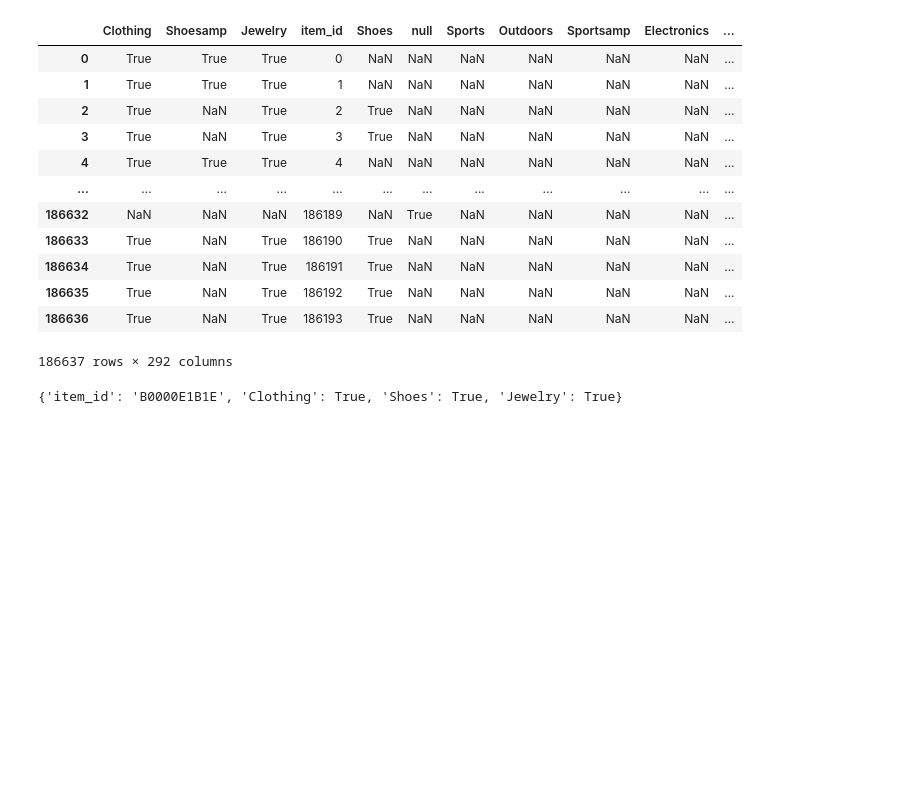
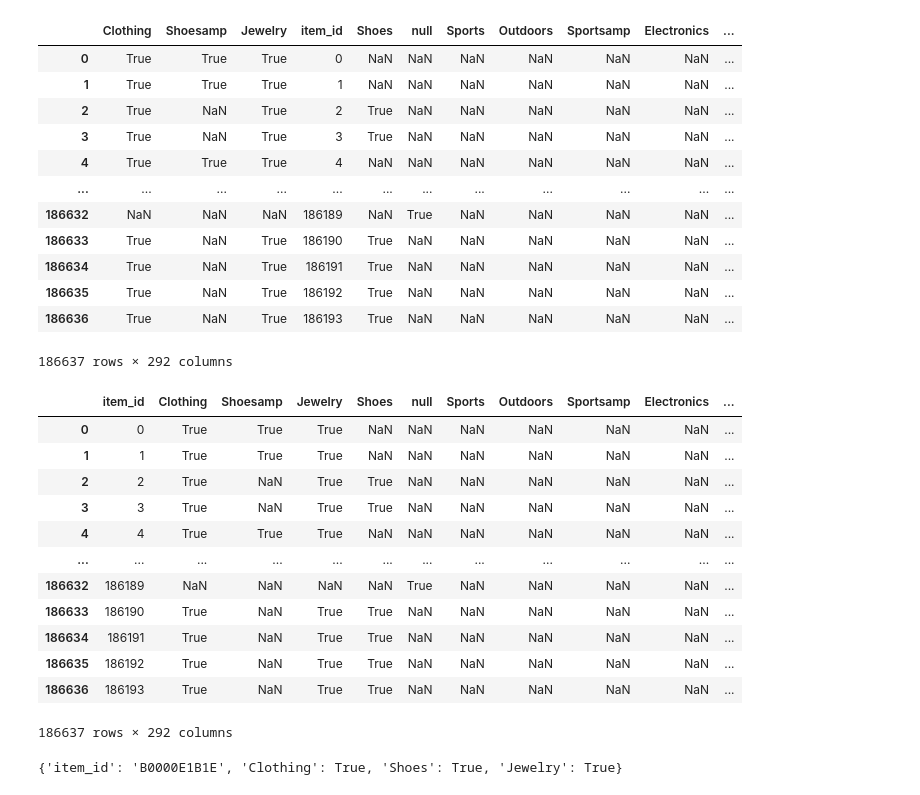
Before and after one commit to jinseo-ok/Graph-Seminar, a Jupyter notebook: Code/Untitled.ipynb, the cells around one changed output. Drawn from its saved outputs; the diff is of its cells as text; code cells hidden in the pictures; blank space fills up the shorter version.

```diff
--- a/Code/Untitled.ipynb
+++ b/Code/Untitled.ipynb
@@ -170,6 +170,22 @@ pd.DataFrame(item['rank'].to_list())
 | 186635 | True | NaN | True | 186192 | True | NaN | NaN | NaN | NaN | NaN | ... |
 | 186636 | True | NaN | True | 186193 | True | NaN | NaN | NaN | NaN | NaN | ... |
 186637 rows × 292 columns
+# %%
+df
+# %% [output]
+|  | item_id | Clothing | Shoesamp | Jewelry | Shoes | null | Sports | Outdoors | Sportsamp | Electronics | ... |
+| 0 | 0 | True | True | True | NaN | NaN | NaN | NaN | NaN | NaN | ... |
+| 1 | 1 | True | True | True | NaN | NaN | NaN | NaN | NaN | NaN | ... |
+| 2 | 2 | True | NaN | True | True | NaN | NaN | NaN | NaN | NaN | ... |
+| 3 | 3 | True | NaN | True | True | NaN | NaN | NaN | NaN | NaN | ... |
+| 4 | 4 | True | True | True | NaN | NaN | NaN | NaN | NaN | NaN | ... |
+| ... | ... | ... | ... | ... | ... | ... | ... | ... | ... | ... | ... |
+| 186632 | 186189 | NaN | NaN | NaN | NaN | True | NaN | NaN | NaN | NaN | ... |
+| 186633 | 186190 | True | NaN | True | True | NaN | NaN | NaN | NaN | NaN | ... |
+| 186634 | 186191 | True | NaN | True | True | NaN | NaN | NaN | NaN | NaN | ... |
+| 186635 | 186192 | True | NaN | True | True | NaN | NaN | NaN | NaN | NaN | ... |
+| 186636 | 186193 | True | NaN | True | True | NaN | NaN | NaN | NaN | NaN | ... |
+186637 rows × 292 columns
 # %%
 item = meta['asin'].drop_duplicates().reset_index(drop = True).reset_index()
 # %%
```
Also changed, not shown: 1 other file.
